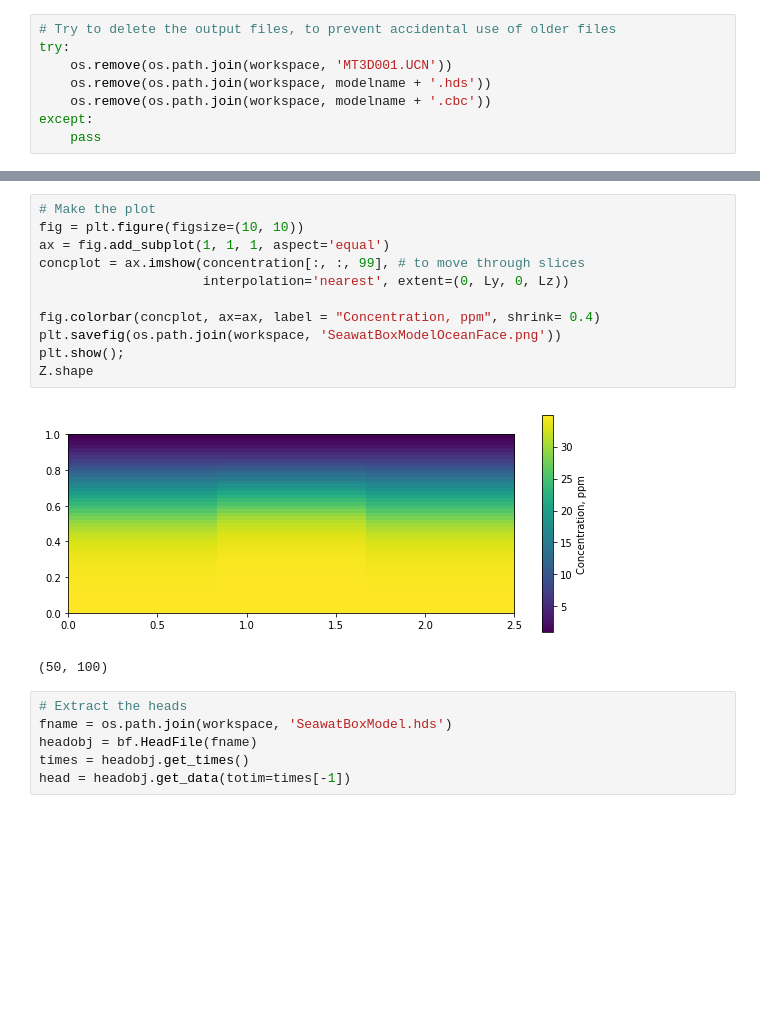
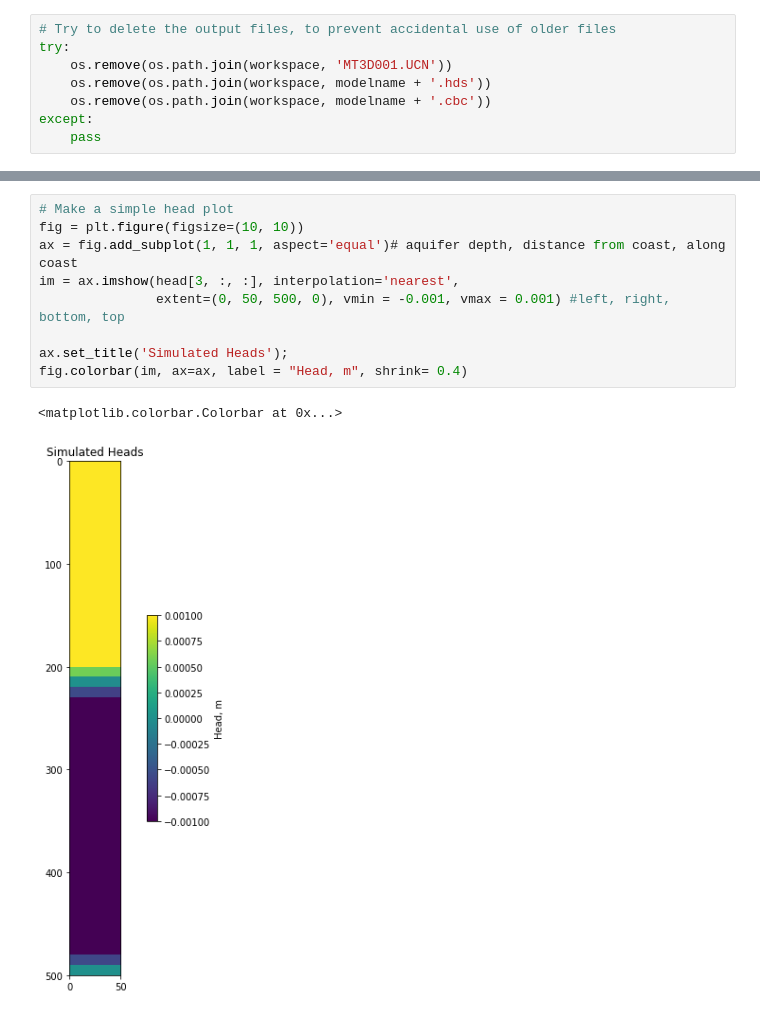
Before and after one commit to chelspeters7/DelawareStream, a Jupyter notebook: FloPy/SeawatBoxModelwWell.ipynb, the cells around one changed output, grey strips where cells are left out. Drawn from its saved outputs; the diff is of its cells as text; blank space fills up the shorter version.

```diff
--- a/FloPy/SeawatBoxModelwWell.ipynb
+++ b/FloPy/SeawatBoxModelwWell.ipynb
@@ -247,20 +296,12 @@ concentration.shape
 # %%
-# Make the plot
+# Make a simple head plot
 fig = plt.figure(figsize=(10, 10))
-ax = fig.add_subplot(1, 1, 1, aspect='equal')
-concplot = ax.imshow(concentration[:, :, 99], # to move through slices
-                     interpolation='nearest', extent=(0, Ly, 0, Lz))
+ax = fig.add_subplot(1, 1, 1, aspect='equal')# aquifer depth, distance from coast, along coast
+im = ax.imshow(head[3, :, :], interpolation='nearest',
+               extent=(0, 50, 500, 0), vmin = -0.001, vmax = 0.001) #left, right, bottom, top
 
-fig.colorbar(concplot, ax=ax, label = "Concentration, ppm", shrink= 0.4)
-plt.savefig(os.path.join(workspace, 'SeawatBoxModelOceanFace.png'))
-plt.show();
-Z.shape
+ax.set_title('Simulated Heads');
+fig.colorbar(im, ax=ax, label = "Head, m", shrink= 0.4)
 # %% [output]
+<matplotlib.colorbar.Colorbar at 0x...>
-[figure, old version]
+[figure, new version]
-(50, 100)
-# %%
-# Extract the heads
-fname = os.path.join(workspace, 'SeawatBoxModel.hds')
-headobj = bf.HeadFile(fname)
-times = headobj.get_times()
-head = headobj.get_data(totim=times[-1])
```
Also changed, not shown: parts of 17 cells of this notebook, 19 other files.
